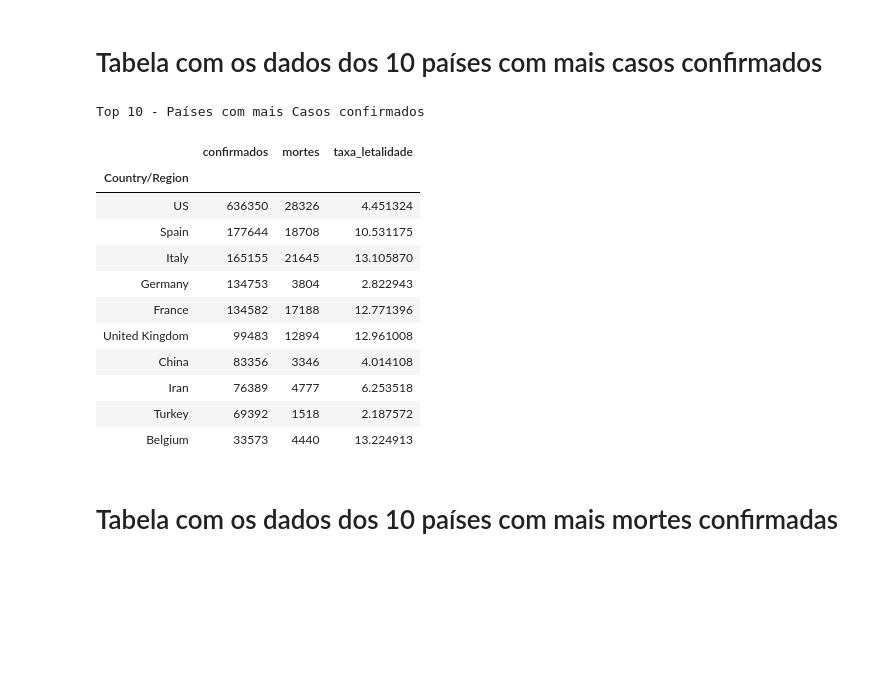
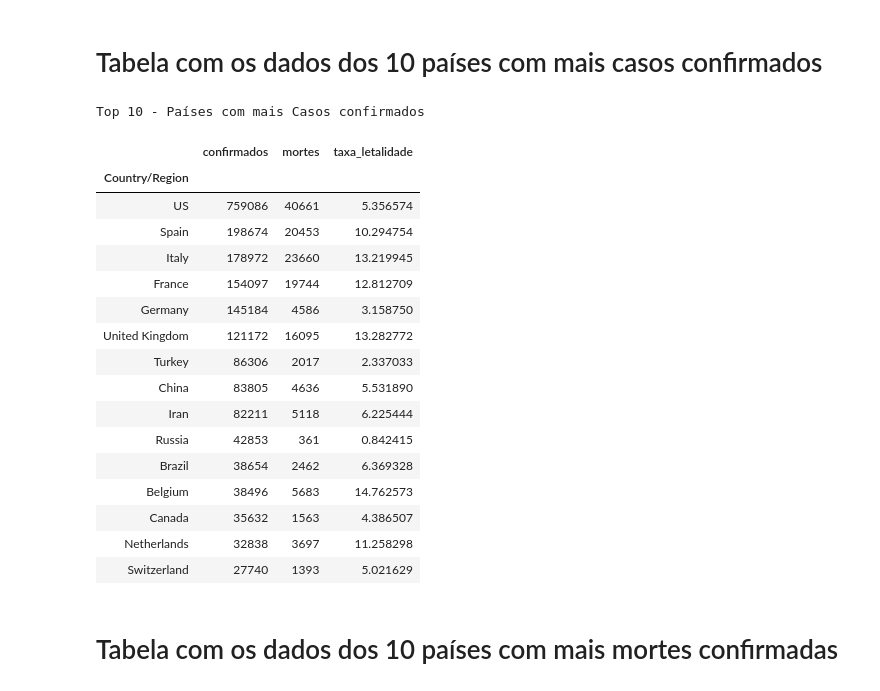
Before and after one commit to Alberto-Oliveira-Barbosa/covid-19, a Jupyter notebook: new-notebook-Covid-19.ipynb, the cells around one changed output. Saved outputs shown, nothing was run; the diff lists cells and outputs as text; code cells hidden in the pictures; blank space fills up the shorter version.

```diff
--- a/new-notebook-Covid-19.ipynb
+++ b/new-notebook-Covid-19.ipynb
@@ -458,21 +458,26 @@ plt.show()
 # Tabela com os dados dos 10 países com mais casos confirmados
 # %%
 print('Top 10 - Países com mais Casos confirmados')
-display(casos.sort_values('confirmados', ascending=False).head(10))
+display(casos.sort_values('confirmados', ascending=False).head(15))
 # %% [output]
 Top 10 - Países com mais Casos confirmados
 |  | confirmados | mortes | taxa_letalidade |
 | Country/Region |  |  |  |
-| US | 636350 | 28326 | 4.451324 |
-| Spain | 177644 | 18708 | 10.531175 |
-| Italy | 165155 | 21645 | 13.105870 |
-| Germany | 134753 | 3804 | 2.822943 |
-| France | 134582 | 17188 | 12.771396 |
-| United Kingdom | 99483 | 12894 | 12.961008 |
-| China | 83356 | 3346 | 4.014108 |
-| Iran | 76389 | 4777 | 6.253518 |
-| Turkey | 69392 | 1518 | 2.187572 |
-| Belgium | 33573 | 4440 | 13.224913 |
+| US | 759086 | 40661 | 5.356574 |
+| Spain | 198674 | 20453 | 10.294754 |
+| Italy | 178972 | 23660 | 13.219945 |
+| France | 154097 | 19744 | 12.812709 |
+| Germany | 145184 | 4586 | 3.158750 |
+| United Kingdom | 121172 | 16095 | 13.282772 |
+| Turkey | 86306 | 2017 | 2.337033 |
+| China | 83805 | 4636 | 5.531890 |
+| Iran | 82211 | 5118 | 6.225444 |
+| Russia | 42853 | 361 | 0.842415 |
+| Brazil | 38654 | 2462 | 6.369328 |
+| Belgium | 38496 | 5683 | 14.762573 |
+| Canada | 35632 | 1563 | 4.386507 |
+| Netherlands | 32838 | 3697 | 11.258298 |
+| Switzerland | 27740 | 1393 | 5.021629 |
 # %% [markdown]
 # Tabela com os dados dos 10 países com mais mortes confirmadas
 # %%
```
Also changed, not shown: parts of 26 cells of this notebook.
